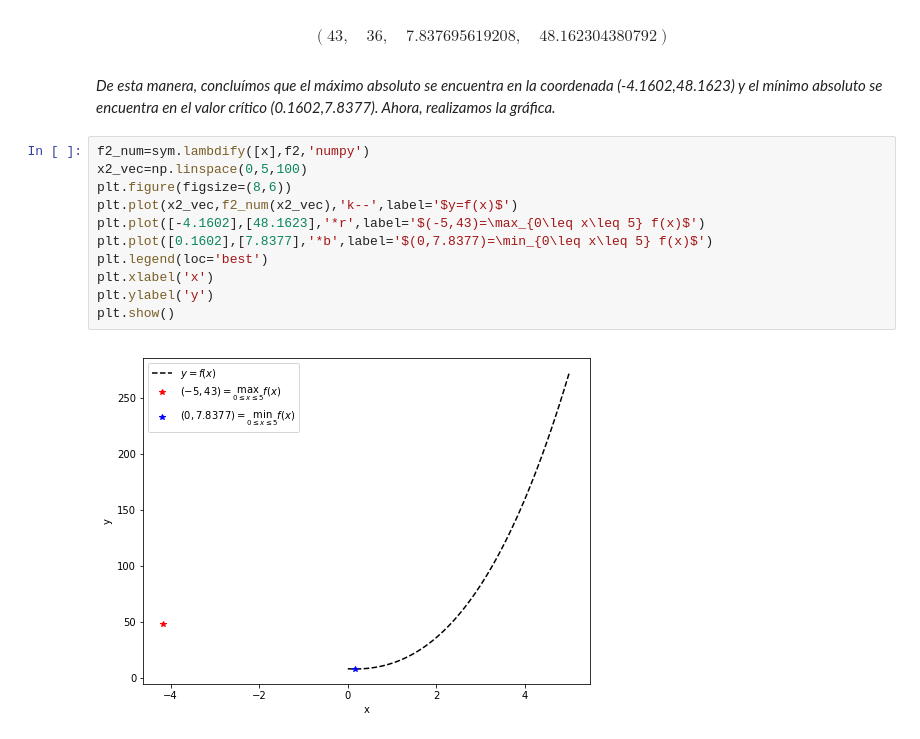
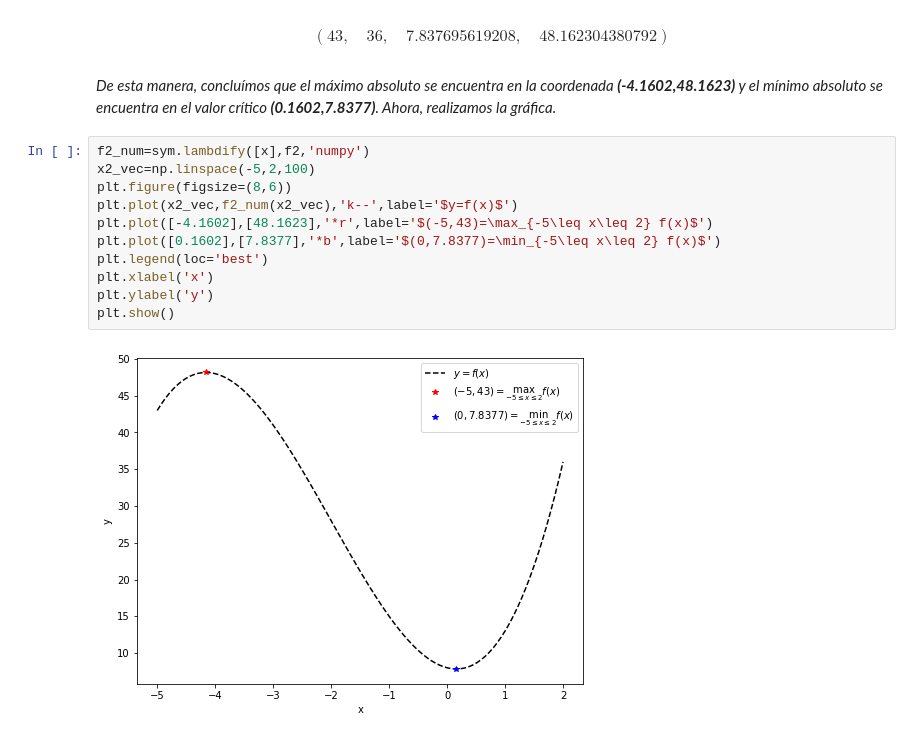
Before and after one commit to Miriam1999/Activity-2, a Jupyter notebook: Activity 2.ipynb, the cells around one changed output. Saved outputs shown, nothing was run; the diff lists cells and outputs as text.

```diff
--- a/Activity 2.ipynb
+++ b/Activity 2.ipynb
@@ -82,17 +82,17 @@ f2.subs(x,-5),f2.subs(x,2),f2.subs(x,0.1602),f2.subs(x,-4.1602)
 # %% [output]
 $$\left ( 43, \quad 36, \quad 7.837695619208, \quad 48.162304380792\right )$$
 # %% [markdown]
-*De esta manera, concluímos que el máximo absoluto se encuentra en la coordenada (-4.1602,48.1623) y el mínimo absoluto se encuentra en el valor crítico (0.1602,7.8377). Ahora, realizamos la gráfica.*
+*De esta manera, concluímos que el máximo absoluto se encuentra en la coordenada **(-4.1602,48.1623)** y el mínimo absoluto se encuentra en el valor crítico **(0.1602,7.8377)**. Ahora, realizamos la gráfica.*
 # %%
 f2_num=sym.lambdify([x],f2,'numpy')
-x2_vec=np.linspace(0,5,100)
+x2_vec=np.linspace(-5,2,100)
 plt.figure(figsize=(8,6))
 plt.plot(x2_vec,f2_num(x2_vec),'k--',label='$y=f(x)$')
-plt.plot([-4.1602],[48.1623],'*r',label='$(-5,43)=\max_{0\leq x\leq 5} f(x)$')
-plt.plot([0.1602],[7.8377],'*b',label='$(0,7.8377)=\min_{0\leq x\leq 5} f(x)$')
+plt.plot([-4.1602],[48.1623],'*r',label='$(-5,43)=\max_{-5\leq x\leq 2} f(x)$')
+plt.plot([0.1602],[7.8377],'*b',label='$(0,7.8377)=\min_{-5\leq x\leq 2} f(x)$')
 plt.legend(loc='best')
 plt.xlabel('x')
 plt.ylabel('y')
 plt.show()
 # %% [output]
-[figure, old version]
+[figure, new version]
```
